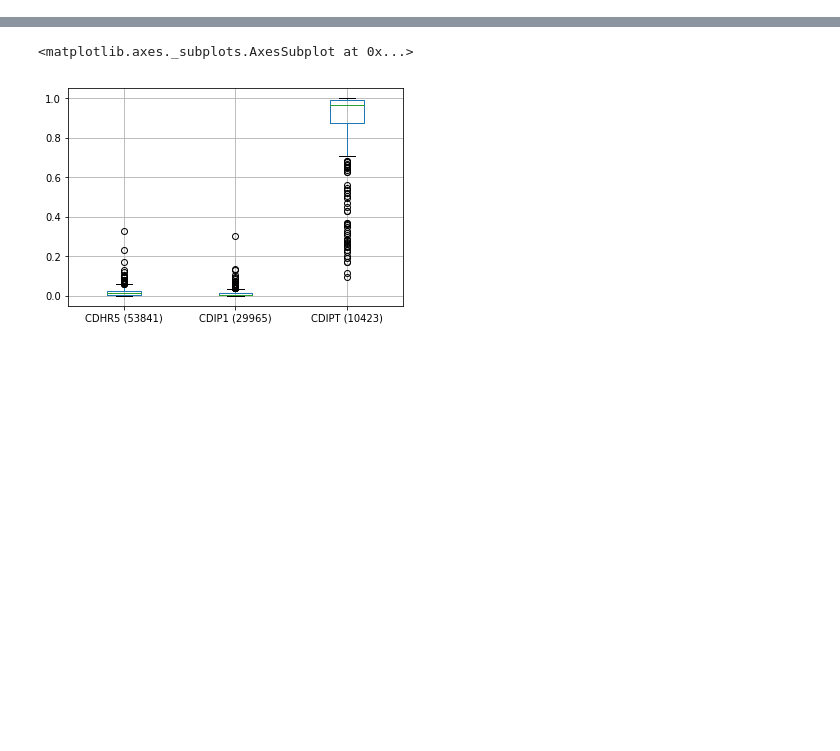
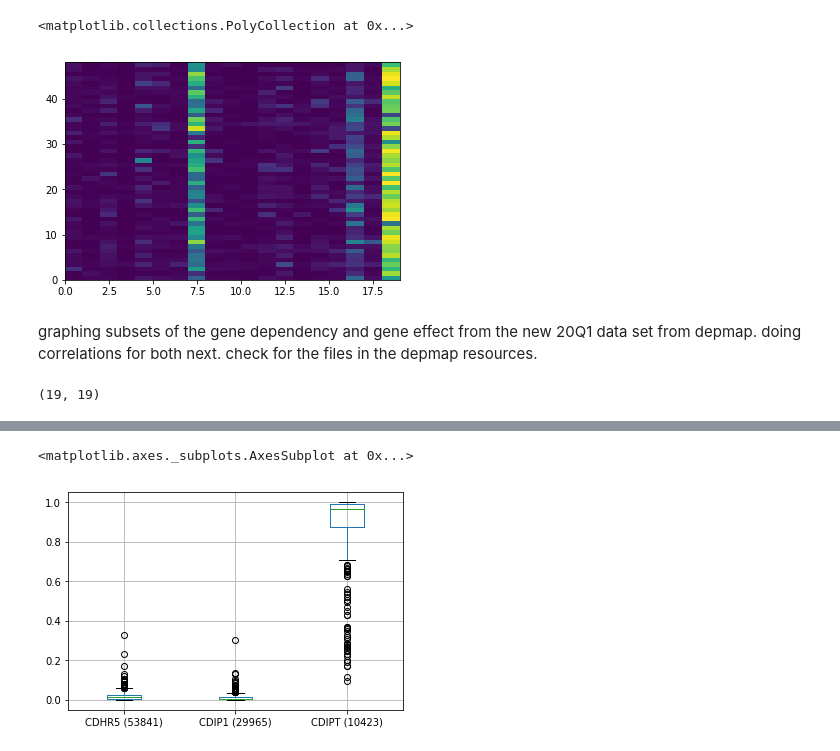
Before and after one commit to lannwal/projectlab, a Jupyter notebook: Exploration.ipynb, the cells around one changed output, grey strips where cells are left out. Drawn from its saved outputs; the diff is of its cells as text; code cells hidden in the pictures; blank space fills up the shorter version.

```diff
--- a/Exploration.ipynb
+++ b/Exploration.ipynb
@@ -73,0 +50,20 @@ plt.boxplot([cdk4,a,zw10])
+# %%
+ subdep =   dep[['A1BG (1)', 'A1CF (29974)', 'A2M (2)', 'A2ML1 (144568)',
+       'A3GALT2 (127550)', 'A4GALT (53947)', 'A4GNT (51146)',
+       'AAAS (8086)', 'AACS (65985)', 'AADAC (13)', 'AADACL2 (344752)',
+       'AADACL3 (126767)', 'AADACL4 (343066)', 'AADAT (51166)',
+       'AAED1 (195827)', 'AAGAB (79719)', 'AAK1 (22848)', 'AAMDC (28971)',
+       'AAMP (14)']][2:50]
+# %%
+plt.pcolor(subdep)
+# %% [output]
+<matplotlib.collections.PolyCollection at 0x...>
+[figure, added]
+# %% [markdown]
+graphing subsets of the gene dependency and gene effect from the new 20Q1 data set from depmap.
+doing correlations for both next. check for the files in the depmap resources.
+# %%
+subdep_corr = subdep.corr()
+subdep_corr.shape
+# %% [output]
+(19, 19)
```
Also changed, not shown: parts of 43 cells of this notebook.
